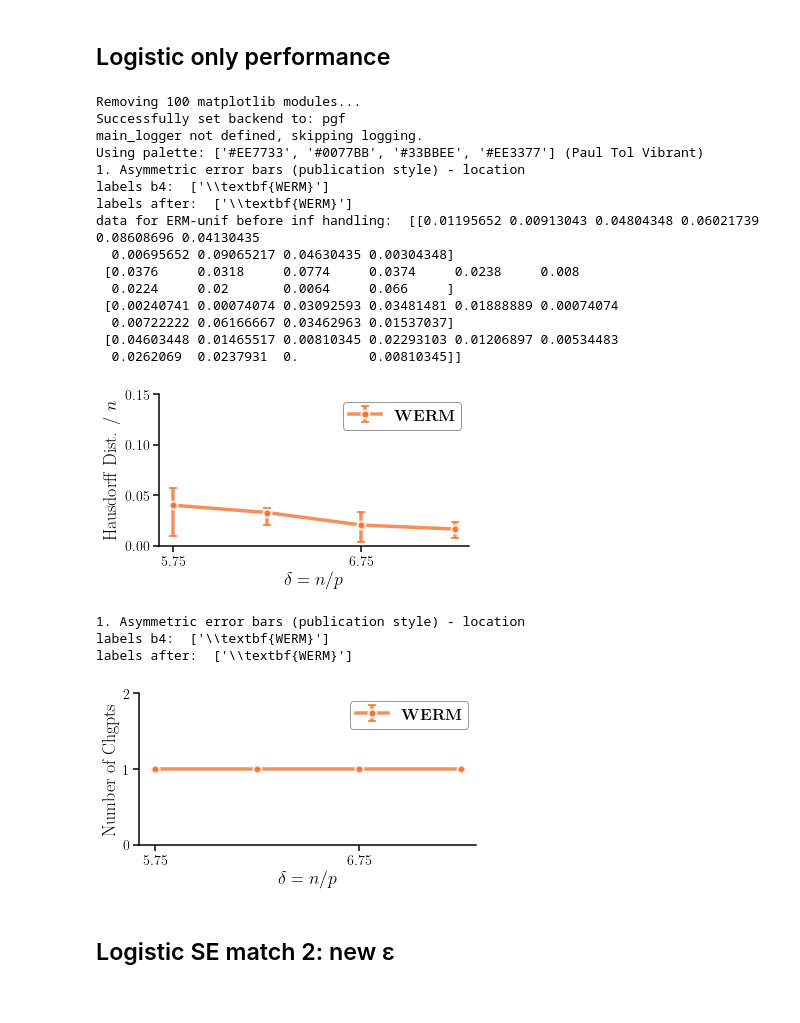
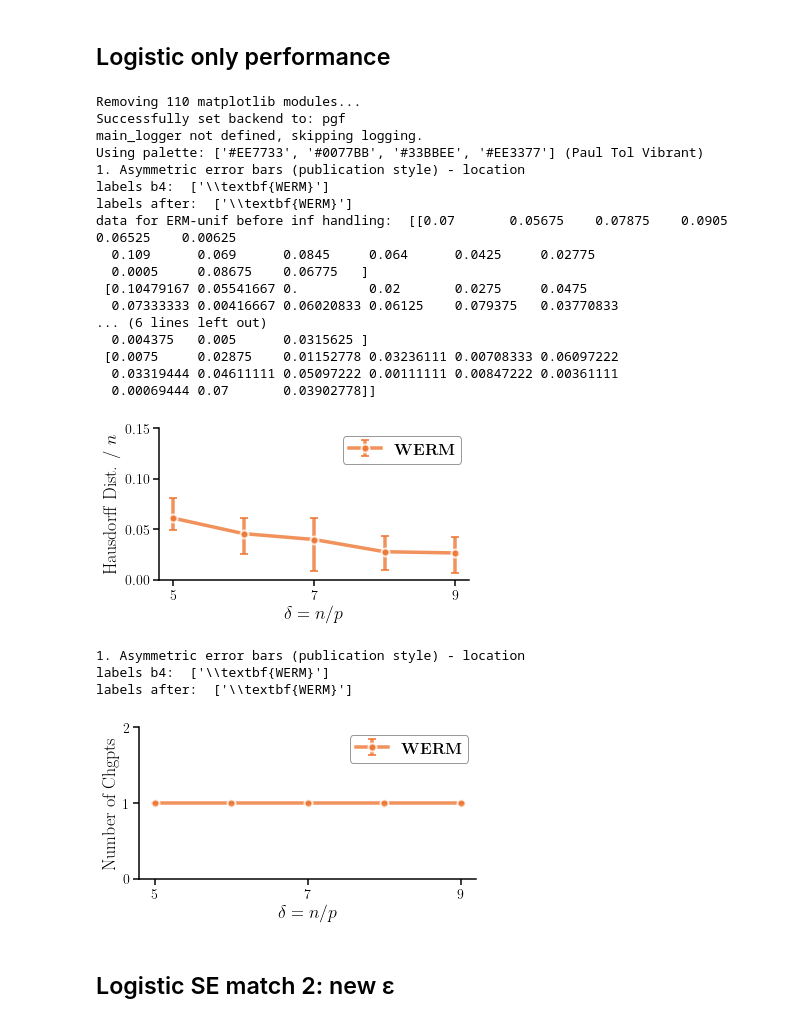
Before and after one commit to gabrielarpino/WeightedERM-reference, a Jupyter notebook: SE match estimation - plotting.ipynb, the cells around one changed output. Drawn from its saved outputs; the diff is of its cells as text; code cells hidden in the pictures.

Commit message:
new logistic SE est match plots

```diff
--- a/SE match estimation - plotting.ipynb
+++ b/SE match estimation - plotting.ipynb
@@ -1490,6 +1490,7 @@ filename = 'WERM_SE_match_est_logistic_Lub_ERM-unif_Theory-unif_p1200_L2_noisest
 filename = 'WERM_SE_match_est_logistic_Lub_redo_2_ERM-unif_Theory-unif_p1000_L2_noisestd0.31622776601683794_seed42_deltas_5_6_6_7'
 filename = 'WERM_SE_match_est_logistic_Lub_redo_ERM-unif_Theory-unif_p1200_L2_noisestd0.31622776601683794_seed42_deltas_5_5_6_6_7_7'
 filename = 'WERM_SE_match_est_logistic_Lub_L2_redo_GOODENOUGH_ERM-unif_Theory-unif_p800_L2_noisestd0.31622776601683794_seed42_deltas_5_6_6_7'
+filename = 'WERM_SE_match_est_logistic_Lub_L2_newvarepsilon_2_ERM-unif_Theory-unif_p800_L2_noisestd0.31622776601683794_seed42_r_s0.2_kappa1.0_deltas_4_5_5_6_6_7_7_8_8_9_9'
 filename_extension = '.pkl'
 _example_filename = 'results/' + filename + filename_extension
 with open(_example_filename, 'rb') as f:
@@ -1576,6 +1577,7 @@ def plot_with_asymmetric_errors_publication(plot_type='all'):
     colors = PAL[:len(methods)] # Use as many colors as methods
     # colors = colors[::-1]  # Reverse the order to match the plotting order
     # colors=PAL
+    indices_to_plot = np.arange(len(δ_list))[1::2] # Plot every other δ for cleaner x-axis
 
     # Define markers and linestyles to match the number of methods
     markers = ['o', 's', 'D', '^', 'v', '<', '>', 'P', '*']
@@ -1592,7 +1594,7 @@ def plot_with_asymmetric_errors_publication(plot_type='all'):
         if plot_type == 'all': ax = axs[0]
         elif plot_type == 'location': ax = axs
         for i, method_name in enumerate(methods):
-            data = results[f'haus_{method_name}']
+            data = results[f'haus_{method_name}'][indices_to_plot, :]  # Only plot every other δ
             # Set all infs to NaN for plotting
             print(f"data for {method_name} before inf handling: ", data)
             data = np.where(np.isinf(data), np.nan, data)
@@ -1601,10 +1603,10 @@ def plot_with_asymmetric_errors_publication(plot_type='all'):
 
             if method_name == 'Theory-unif':
                 # Scatter plot the Theory ON TOP of all other methods
-                ax.scatter(δ_list, means, label=labels[i], marker='d',
+                ax.scatter(δ_list[indices_to_plot], means, label=labels[i], marker='d',
                            color=colors[i], s=120, edgecolor='white', linewidth=2.5, alpha=0.8, zorder=1)
             else:
-                ax.errorbar(δ_list, means, yerr=errors,
+                ax.errorbar(δ_list[indices_to_plot], means, yerr=errors,
                             label=labels[i], marker=markers[i % len(markers)], ls=linestyles[i % len(linestyles)],
                             color=colors[i], capsize=4, capthick=2, markersize=8,
                             linewidth=3.5, markeredgewidth=2, markeredgecolor='white',
@@ -1617,7 +1619,7 @@ def plot_with_asymmetric_errors_publication(plot_type='all'):
             ax.set_title(r'\textbf{(a) Changepoint Location Error}', fontsize=18, pad=15)
 
         # Cleaner x-axis with fewer ticks
-        ax.set_xticks(δ_list[::2])  # Show every other tick
+        ax.set_xticks(δ_list[indices_to_plot][::2])  # Show every other tick
         ax.tick_params(axis='both', which='major', width=1.5, length=6)
         ax.spines['top'].set_visible(False)
         ax.spines['right'].set_visible(False)
@@ -1630,16 +1632,16 @@ def plot_with_asymmetric_errors_publication(plot_type='all'):
         elif plot_type == 'size': ax = axs
 
         for i, method_name in enumerate(methods):
-            data = results[f'size_{method_name}']
+            data = results[f'size_{method_name}'][indices_to_plot, :]  # Only plot every other δ
             means = np.nanmean(data, axis=1)
             errors = get_asymmetric_errors(data)
 
             if method_name == 'Theory-unif':
                 # Scatter plot the Theory ON TOP of all other methods
-                ax.scatter(δ_list, means, label=labels[i], marker='d',
+                ax.scatter(δ_list[indices_to_plot], means, label=labels[i], marker='d',
                            color=colors[i], s=120, edgecolor='white', linewidth=2.5, alpha=0.8, zorder=1)
             else:
-                ax.errorbar(δ_list, means, yerr=errors,
+                ax.errorbar(δ_list[indices_to_plot], means, yerr=errors,
                             label=labels[i], marker=markers[i % len(markers)], ls=linestyles[i % len(linestyles)],
                             color=colors[i], capsize=4, capthick=2, markersize=8,
                             linewidth=3.5, markeredgewidth=2, markeredgecolor='white',
@@ -1654,7 +1656,7 @@ def plot_with_asymmetric_errors_publication(plot_type='all'):
         if plot_type == 'all':
             ax.set_title(r'\textbf{(b) Changepoint Set Size}', fontsize=18, pad=15)
 
-        ax.set_xticks(δ_list[::2])
+        ax.set_xticks(δ_list[indices_to_plot][::2])
         ax.tick_params(axis='both', which='major', width=1.5, length=6)
         ax.spines['top'].set_visible(False)
         ax.spines['right'].set_visible(False)
@@ -1696,53 +1698,57 @@ def plot_with_asymmetric_errors_publication(plot_type='all'):
                     ncol=len(methods)+1, fontsize=16, frameon=True,
                     edgecolor='black', framealpha=0.95, fancybox=True)
         plt.tight_layout(rect=[0, 0.08, 1, 0.95])
     else:
         # if plot_type is not 'location' and plot_type is not 'size':
         ax.legend(loc='best', prop={'size': 16}, fancybox = True, framealpha = 0.4)
         fig.tight_layout()
 
     # plt.show() # Removed plt.show() as per the original structure that saves then shows
     return fig, axs
 
 print("1. Asymmetric error bars (publication style) - location")
 fig_loc, axs_loc = plot_with_asymmetric_errors_publication(plot_type='location')
 method_names_for_filename = '_'.join(method['name'] for method in methods_to_evaluate)
 # Save figure with the method names and parameters in the filename
-fig_loc.savefig(f'figures/Logistic_est_match_loc_onlywerm_Bcov0.2_SigmaAR10.2_p{p}_L{L}_noisestd{noise_std}_seed{random_seed}.pgf',
+fig_filepath = 'figures/' + filename + '_WERMonly_loc'
+fig_loc.savefig(fig_filepath + '.pgf',
                 dpi=300, bbox_inches='tight')
-fig_loc.savefig(f'figures/Logistic_est_match_loc_onlywerm_Bcov0.2_SigmaAR10.2_p{p}_L{L}_noisestd{noise_std}_seed{random_seed}.pdf',
+fig_loc.savefig(fig_filepath + '.pdf',
                 dpi=300, bbox_inches='tight')
 plt.show(fig_loc)
 
 print("1. Asymmetric error bars (publication style) - location")
 fig_size, axs_size = plot_with_asymmetric_errors_publication(plot_type='size')
 # Save figure with the method names and parameters in the filename
-fig_size.savefig(f'figures/Logistic_est_match_size_onlywerm_Bcov0.2_SigmaAR10.2_p{p}_L{L}_noisestd{noise_std}_seed{random_seed}.pgf',
-                dpi=300, bbox_inches='tight')
-fig_size.savefig(f'figures/Logistic_est_match_size_onlywerm_Bcov0.2_SigmaAR10.2_p{p}_L{L}_noisestd{noise_std}_seed{random_seed}.pdf',
-                dpi=300, bbox_inches='tight')
+fig_filepath = 'figures/' + filename + '_WERMonly_size'
+fig_size.savefig(fig_filepath + '.pgf',
+                 dpi=300, bbox_inches='tight')
+fig_size.savefig(fig_filepath + '.pdf',
+                 dpi=300, bbox_inches='tight')
 plt.show(fig_size)
 # %% [output]
-Removing 100 matplotlib modules...
+Removing 110 matplotlib modules...
 Successfully set backend to: pgf
 main_logger not defined, skipping logging.
 Using palette: ['#EE7733', '#0077BB', '#33BBEE', '#EE3377'] (Paul Tol Vibrant)
 1. Asymmetric error bars (publication style) - location
 labels b4:  ['\\textbf{WERM}']
 labels after:  ['\\textbf{WERM}']
-data for ERM-unif before inf handling:  [[0.01195652 0.00913043 0.04804348 0.06021739 0.08608696 0.04130435
-  0.00695652 0.09065217 0.04630435 0.00304348]
- [0.0376     0.0318     0.0774     0.0374     0.0238     0.008
-  0.0224     0.02       0.0064     0.066     ]
- [0.00240741 0.00074074 0.03092593 0.03481481 0.01888889 0.00074074
-  0.00722222 0.06166667 0.03462963 0.01537037]
- [0.04603448 0.01465517 0.00810345 0.02293103 0.01206897 0.00534483
-  0.0262069  0.0237931  0.         0.00810345]]
+data for ERM-unif before inf handling:  [[0.07       0.05675    0.07875    0.0905     0.06525    0.00625
+  0.109      0.069      0.0845     0.064      0.0425     0.02775
+  0.0005     0.08675    0.06775   ]
+ [0.10479167 0.05541667 0.         0.02       0.0275     0.0475
+  0.07333333 0.00416667 0.06020833 0.06125    0.079375   0.03770833
+... (6 lines left out)
+  0.004375   0.005      0.0315625 ]
+ [0.0075     0.02875    0.01152778 0.03236111 0.00708333 0.06097222
+  0.03319444 0.04611111 0.05097222 0.00111111 0.00847222 0.00361111
+  0.00069444 0.07       0.03902778]]
-[figure, old version]
+[figure, new version]
 1. Asymmetric error bars (publication style) - location
 labels b4:  ['\\textbf{WERM}']
 labels after:  ['\\textbf{WERM}']
-[figure, old version]
+[figure, new version]
 # %% [markdown]
 ## Logistic SE match 2: new ε
 # %%
```
Also changed, not shown: parts of 1 cell of this notebook, 25 other files.
